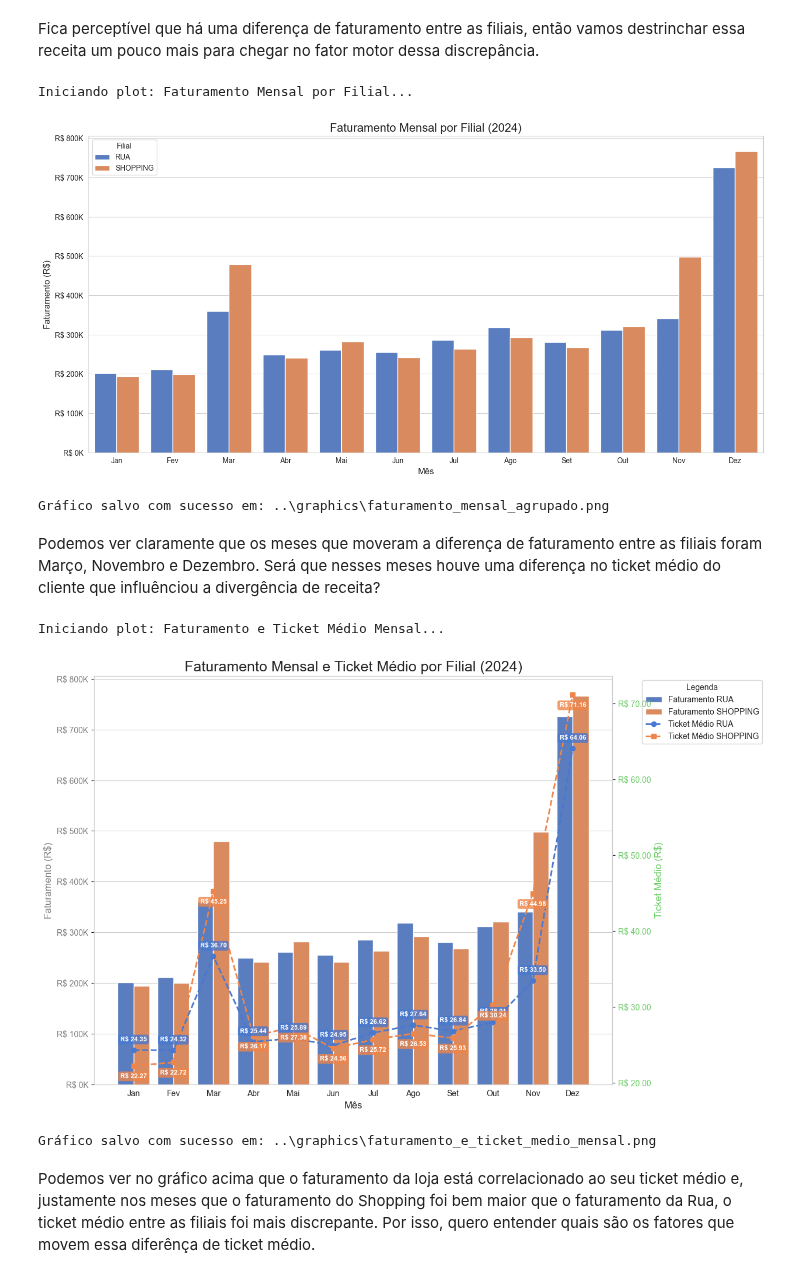
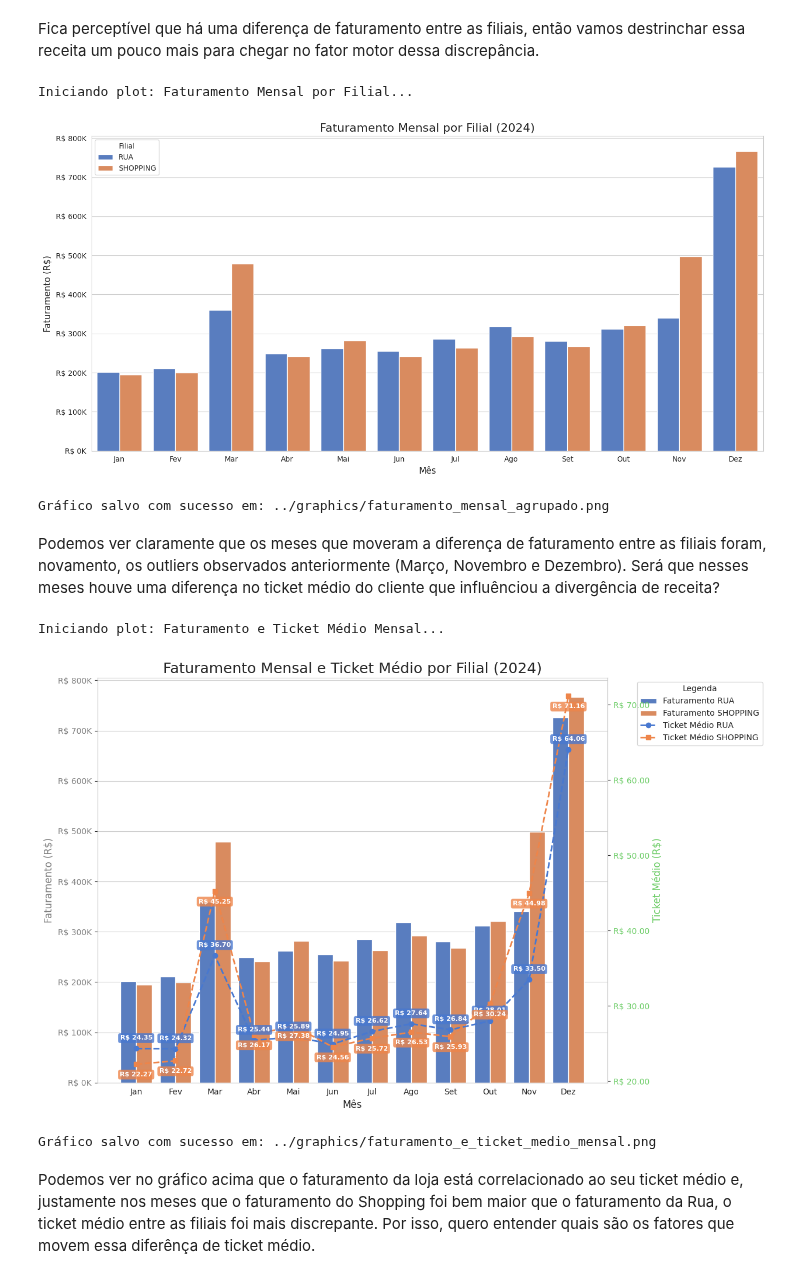
Before and after one commit to felipefsleal/Grupo6-ProjetoFinal, a Jupyter notebook: notebooks/01_eda.ipynb, the cells around one changed output. Drawn from its saved outputs; the diff is of its cells as text; code cells hidden in the pictures.

```diff
--- a/notebooks/01_eda.ipynb
+++ b/notebooks/01_eda.ipynb
@@ -292,19 +255,19 @@ Gráfico salvo com sucesso em: ..\graphics\faturamento_anual_por_filial.png
 # %% [markdown]
 Fica perceptível que há uma diferença de faturamento entre as filiais, então vamos destrinchar essa receita um pouco mais para chegar no fator motor dessa discrepância.
 # %%
-ff.plot_faturamento_mensal_filial(vendas)
+pff.plot_faturamento_mensal_filial(vendas)
 # %% [output]
 Iniciando plot: Faturamento Mensal por Filial...
-[figure, old version]
+[figure, new version]
-Gráfico salvo com sucesso em: ..\graphics\faturamento_mensal_agrupado.png
+Gráfico salvo com sucesso em: ../graphics/faturamento_mensal_agrupado.png
 # %% [markdown]
-Podemos ver claramente que os meses que moveram a diferença de faturamento entre as filiais foram Março, Novembro e Dezembro. Será que nesses meses houve uma diferença no ticket médio do cliente que influênciou a divergência de receita?
+Podemos ver claramente que os meses que moveram a diferença de faturamento entre as filiais foram, novamento, os outliers observados anteriormente (Março, Novembro e Dezembro). Será que nesses meses houve uma diferença no ticket médio do cliente que influênciou a divergência de receita?
 # %%
-ff.plot_faturamento_e_ticket_medio_mensal(vendas)
+pff.plot_faturamento_e_ticket_medio_mensal(vendas)
 # %% [output]
 Iniciando plot: Faturamento e Ticket Médio Mensal...
-[figure, old version]
+[figure, new version]
-Gráfico salvo com sucesso em: ..\graphics\faturamento_e_ticket_medio_mensal.png
+Gráfico salvo com sucesso em: ../graphics/faturamento_e_ticket_medio_mensal.png
 # %% [markdown]
 Podemos ver no gráfico acima que o faturamento da loja está correlacionado ao seu ticket médio e, justamente nos meses que o faturamento do Shopping foi bem maior que o faturamento da Rua, o ticket médio entre as filiais foi mais discrepante. Por isso, quero entender quais são os fatores que movem essa diferênça de ticket médio.
 # %%
```
Also changed, not shown: parts of 31 cells of this notebook.
